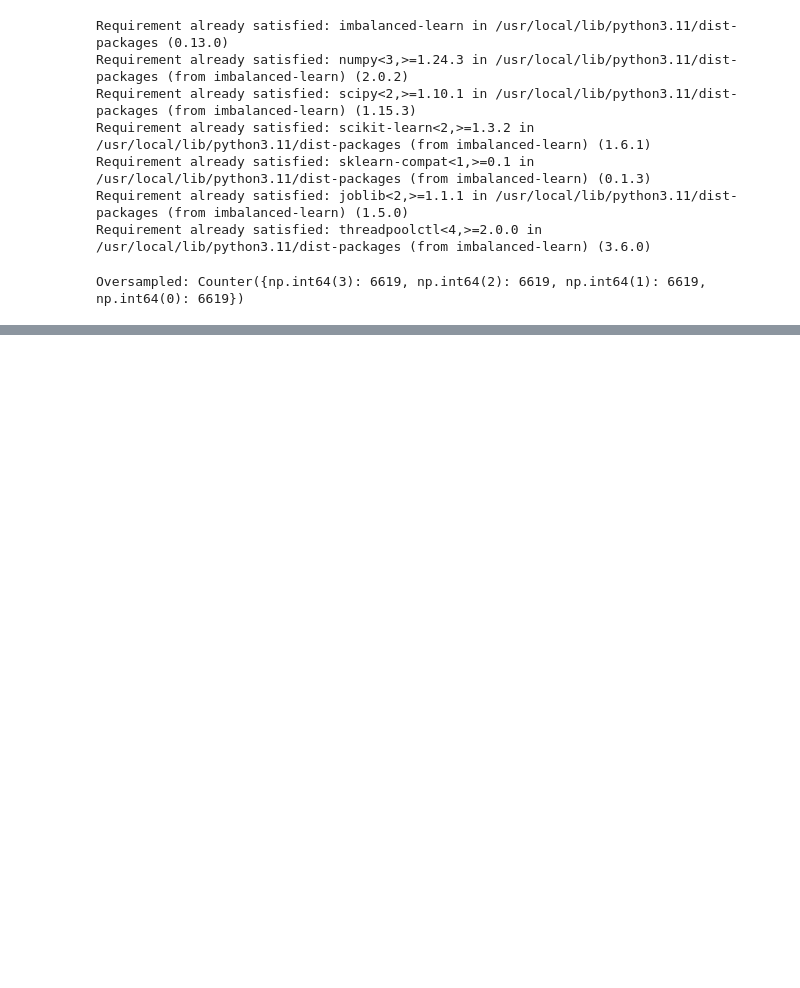
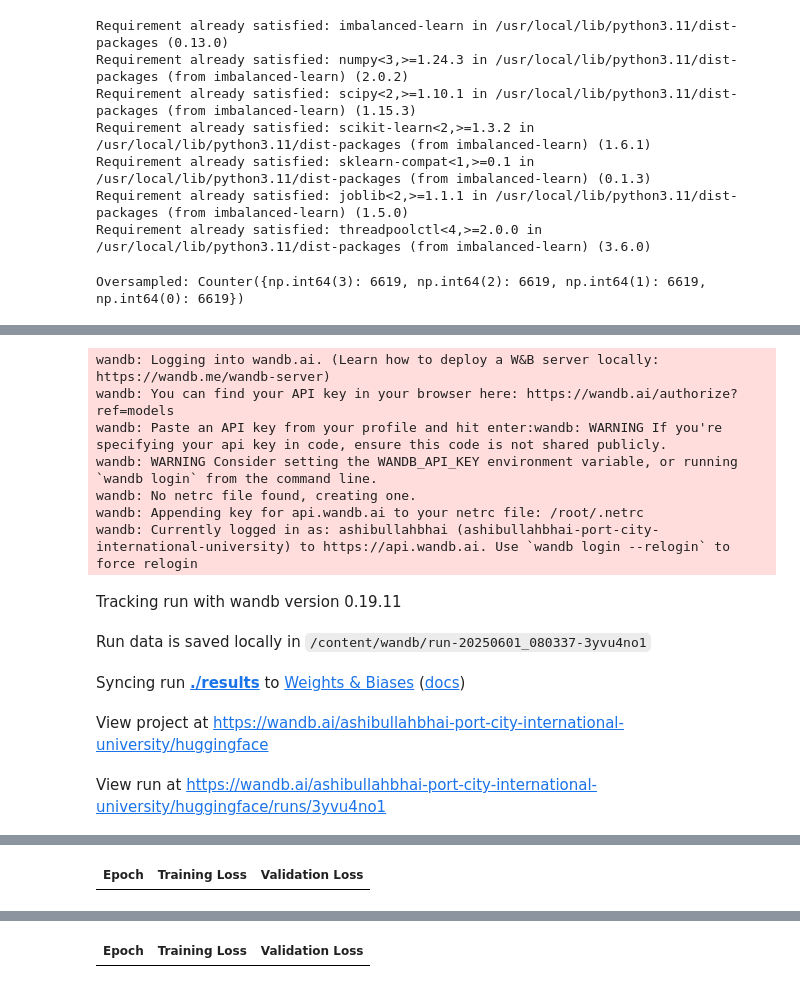
Before and after one commit to ashibullah/Romanian-Bangla-Sentiment-Analysis-NLP, a Jupyter notebook: RomanianBanglaSentimentAnalysis.ipynb, the cells around one changed output, grey strips where cells are left out. Saved outputs shown, nothing was run; the diff lists cells and outputs as text; code cells hidden in the pictures; blank space fills up the shorter version.

Commit message:
bert is running

```diff
--- a/RomanianBanglaSentimentAnalysis.ipynb
+++ b/RomanianBanglaSentimentAnalysis.ipynb
@@ -744,0 +1013,40 @@ print(classification_report(y_test, y_pred_classes, target_names=["Positive", "N
+# %%
+from transformers import Trainer, TrainingArguments
+
+training_args = TrainingArguments(
+    output_dir='./results',
+    num_train_epochs=4,
+    per_device_train_batch_size=16,
+    per_device_eval_batch_size=16,
+    warmup_steps=100,
+    weight_decay=0.01,
+    eval_strategy="epoch",  # Corrected argument name
+    logging_dir='./logs',
+    logging_steps=10,
+    save_strategy="epoch",
+    load_best_model_at_end=True,
+    metric_for_best_model="eval_loss",
+)
+
+def compute_metrics(eval_pred):
+    from sklearn.metrics import classification_report
+    import numpy as np
+    logits, labels = eval_pred
+    preds = np.argmax(logits, axis=1)
+    report = classification_report(labels, preds, output_dict=True)
+    return {
+        "accuracy": report["accuracy"],
+        "f1_macro": report["macro avg"]["f1-score"],
+        "f1_weighted": report["weighted avg"]["f1-score"]
+    }
+
+trainer = Trainer(
+    model=model,
+    args=training_args,
+    train_dataset=train_dataset,
+    eval_dataset=test_dataset,
+    compute_metrics=compute_metrics,
+)
+# %%
+trainer.train()
+# %% [output]
@@ -744,0 +1055,12 @@ print(classification_report(y_test, y_pred_classes, target_names=["Positive", "N
+wandb: Logging into wandb.ai. (Learn how to deploy a W&B server locally: https://wandb.me/wandb-server)
+wandb: You can find your API key in your browser here: https://wandb.ai/authorize?ref=models
+wandb: Paste an API key from your profile and hit enter:wandb: WARNING If you're specifying your api key in code, ensure this code is not shared publicly.
+wandb: WARNING Consider setting the WANDB_API_KEY environment variable, or running `wandb login` from the command line.
+wandb: No netrc file found, creating one.
+wandb: Appending key for api.wandb.ai to your netrc file: /root/.netrc
+wandb: Currently logged in as: ashibullahbhai (ashibullahbhai-port-city-international-university) to https://api.wandb.ai. Use `wandb login --relogin` to force relogin
+Tracking run with wandb version 0.19.11
+Run data is saved locally in /content/wandb/run-20250601_080337-3yvu4no1
+Syncing run ./results to Weights & Biases (docs)
+View project at https://wandb.ai/ashibullahbhai-port-city-international-university/huggingface
+View run at https://wandb.ai/ashibullahbhai-port-city-international-university/huggingface/runs/3yvu4no1
@@ -744,0 +1068 @@ print(classification_report(y_test, y_pred_classes, target_names=["Positive", "N
+| Epoch | Training Loss | Validation Loss |
@@ -744,0 +1070 @@ print(classification_report(y_test, y_pred_classes, target_names=["Positive", "N
+| Epoch | Training Loss | Validation Loss |
```
Also changed, not shown: parts of 21 cells of this notebook.
